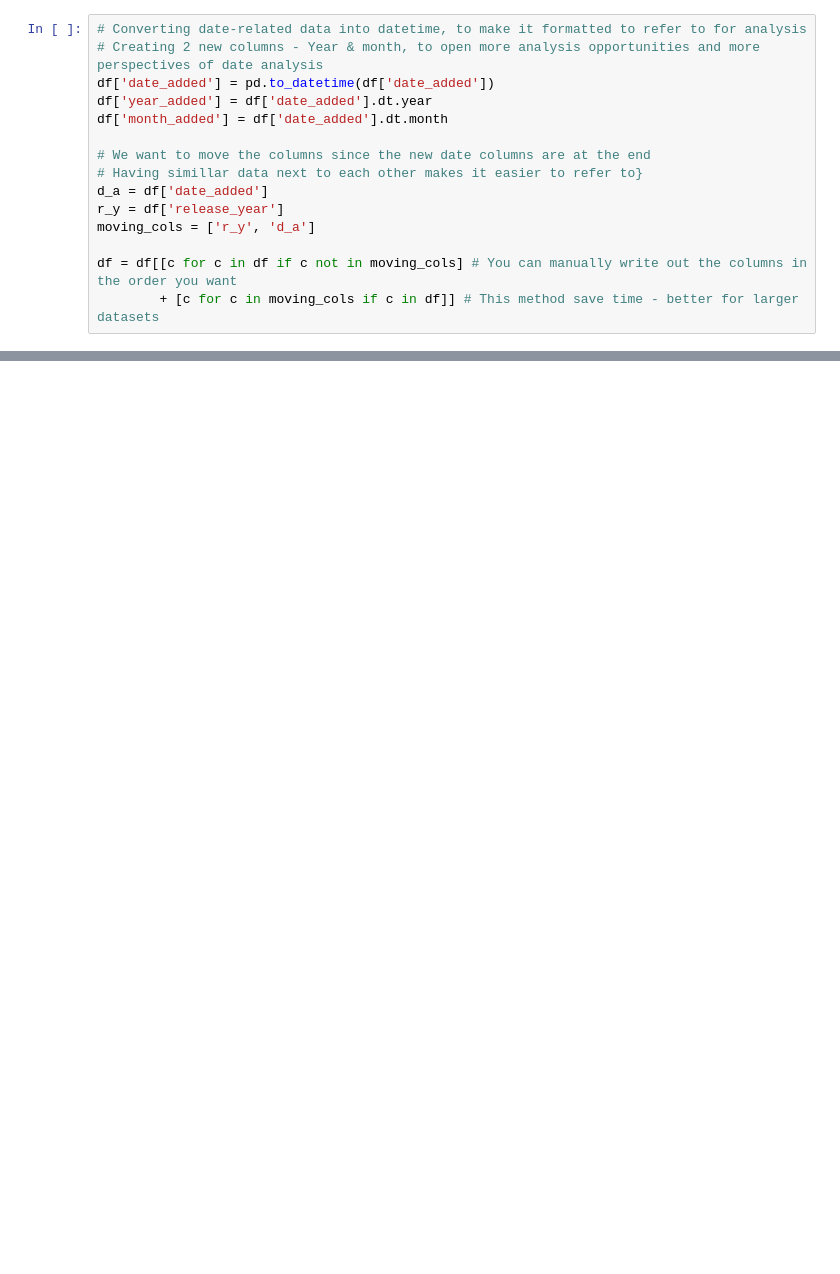
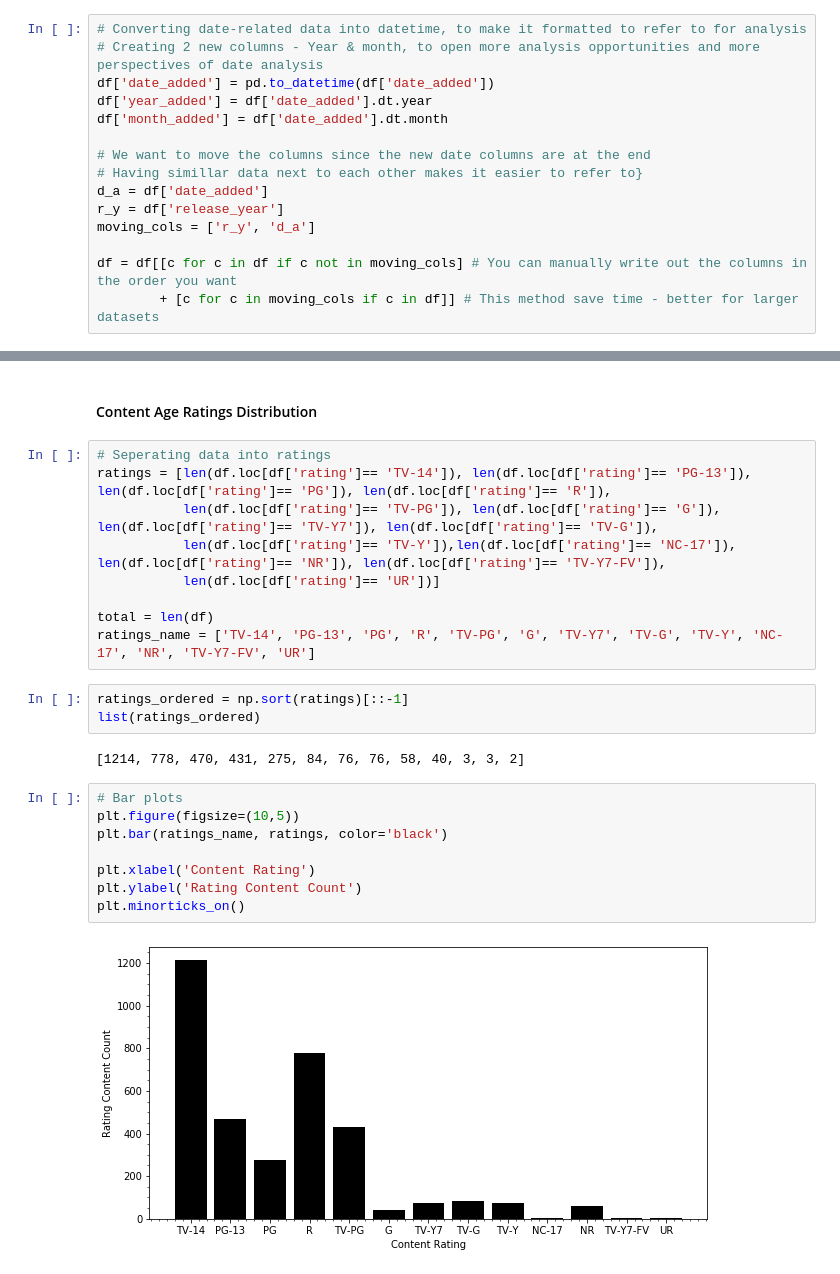
Before and after one commit to SunpreetSChahal/Netflix_EDA-ML, a Jupyter notebook: Netflix Data - EDA and ML Practice.ipynb, the cells around one changed output, grey strips where cells are left out. Saved outputs shown, nothing was run; the diff lists cells and outputs as text; blank space fills up the shorter version.

```diff
--- a/Netflix Data - EDA and ML Practice.ipynb
+++ b/Netflix Data - EDA and ML Practice.ipynb
@@ -212,0 +168,26 @@ plt.minorticks_on()
+# %% [markdown]
+#### Content Age Ratings Distribution
+# %%
+# Seperating data into ratings
+ratings = [len(df.loc[df['rating']== 'TV-14']), len(df.loc[df['rating']== 'PG-13']), len(df.loc[df['rating']== 'PG']), len(df.loc[df['rating']== 'R']),
+           len(df.loc[df['rating']== 'TV-PG']), len(df.loc[df['rating']== 'G']), len(df.loc[df['rating']== 'TV-Y7']), len(df.loc[df['rating']== 'TV-G']),
+           len(df.loc[df['rating']== 'TV-Y']),len(df.loc[df['rating']== 'NC-17']), len(df.loc[df['rating']== 'NR']), len(df.loc[df['rating']== 'TV-Y7-FV']),
+           len(df.loc[df['rating']== 'UR'])]
+
+total = len(df)
+ratings_name = ['TV-14', 'PG-13', 'PG', 'R', 'TV-PG', 'G', 'TV-Y7', 'TV-G', 'TV-Y', 'NC-17', 'NR', 'TV-Y7-FV', 'UR']
+# %%
+ratings_ordered = np.sort(ratings)[::-1]
+list(ratings_ordered)
+# %% [output]
+[1214, 778, 470, 431, 275, 84, 76, 76, 58, 40, 3, 3, 2]
+# %%
+# Bar plots
+plt.figure(figsize=(10,5))
+plt.bar(ratings_name, ratings, color='black')
+
+plt.xlabel('Content Rating')
+plt.ylabel('Rating Content Count')
+plt.minorticks_on()
+# %% [output]
+[figure, added]
```
Also changed, not shown: parts of 46 cells of this notebook.
